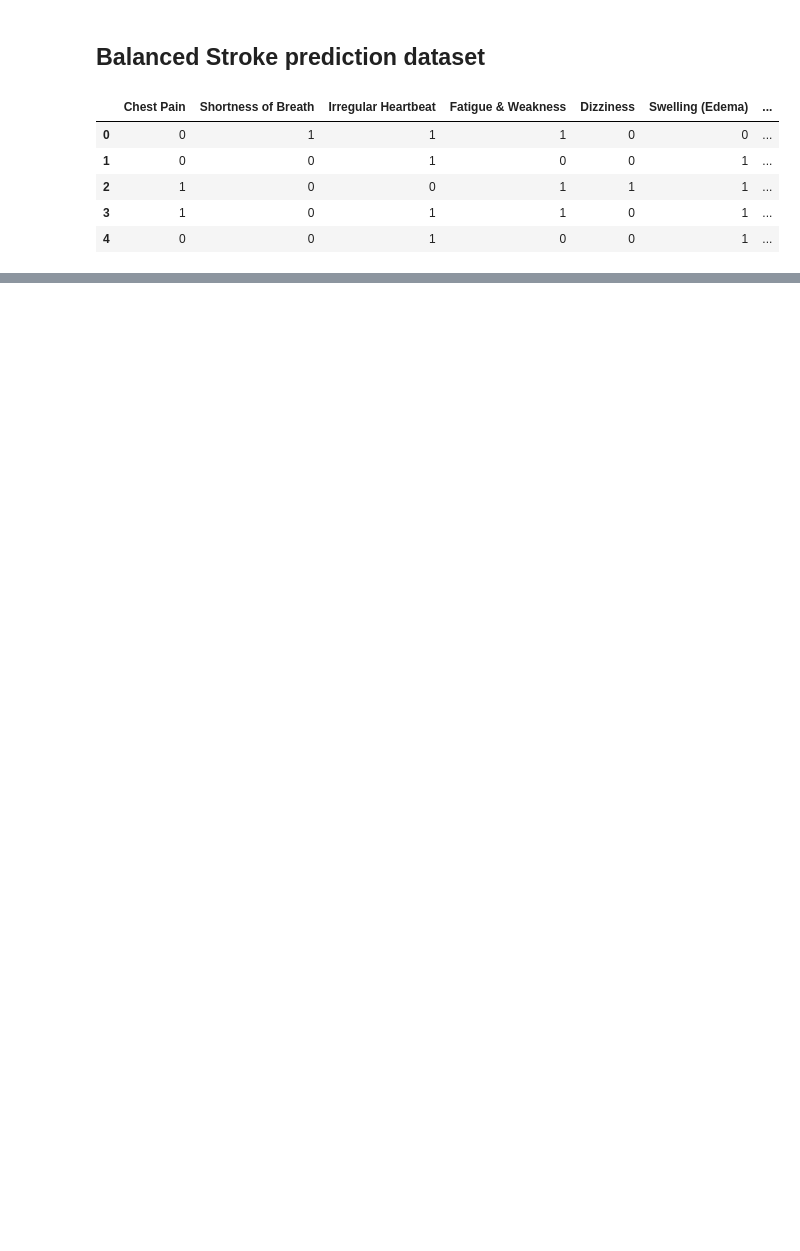
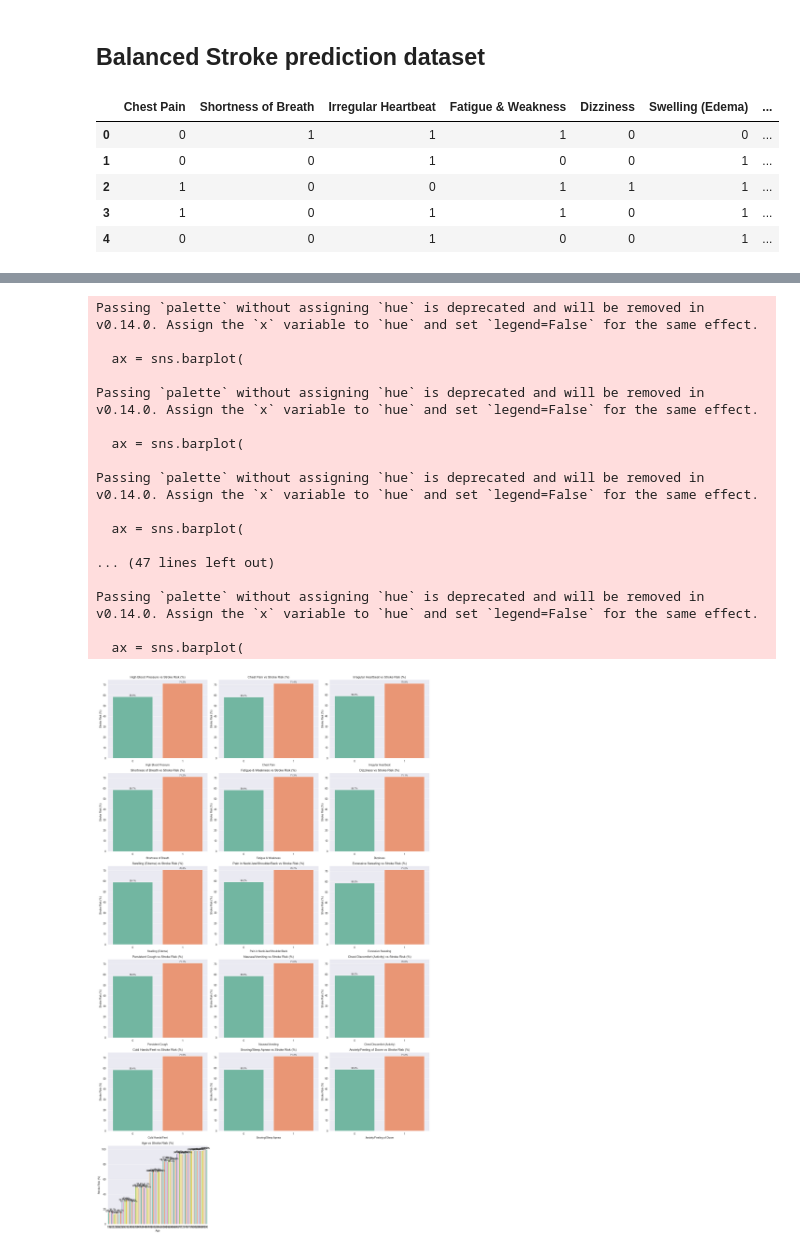
Before and after one commit to MohdIbrahimAli/Machine_learning_practice_projects, a Jupyter notebook: Balanced _stroke_prediction/stroke_prediction_balanced.ipynb, the cells around one changed output, grey strips where cells are left out. Drawn from its saved outputs; the diff is of its cells as text; code cells hidden in the pictures; blank space fills up the shorter version.

```diff
--- a/Balanced _stroke_prediction/stroke_prediction_balanced.ipynb
+++ b/Balanced _stroke_prediction/stroke_prediction_balanced.ipynb
@@ -51,0 +107,77 @@ memory usage: 9.6 MB
+# %%
+sns.set_style("darkgrid")
+
+cols = [
+    'High Blood Pressure',
+    'Chest Pain',
+    'Irregular Heartbeat',
+    'Shortness of Breath',
+    'Fatigue & Weakness',
+    'Dizziness',
+    'Swelling (Edema)',
+    'Pain in Neck/Jaw/Shoulder/Back',
+    'Excessive Sweating',
+    'Persistent Cough', 'Nausea/Vomiting', 'Chest Discomfort (Activity)',
+                 'Cold Hands/Feet', 'Snoring/Sleep Apnea', 'Anxiety/Feeling of Doom'
+]
+
+n_cols = 3
+n_rows = (len(cols) + n_cols - 1) // n_cols
+
+fig, axes = plt.subplots(n_rows, n_cols, figsize=(18, 5 * n_rows))
+axes = axes.flatten()
+
+for i, col in enumerate(cols):
+
+    ratio_df = (
+        df.groupby(col)['At Risk (Binary)']
+        .mean()
+        .reset_index()
+    )
+    ratio_df['Stroke Risk (%)'] = ratio_df['At Risk (Binary)'] * 100
+    ratio_df.drop('At Risk (Binary)', axis=1, inplace=True)
+
+    ax = sns.barplot(
+        data=ratio_df,
+        x=col,
+        y='Stroke Risk (%)',
+        palette="Set2",
+        ax=axes[i]
+    )
+
+    axes[i].set_title(f"{col} vs Stroke Risk (%)")
+
+    for p in ax.patches:
+        height = p.get_height()
+        ax.annotate(
+            f"{height:.1f}%",
+            (p.get_x() + p.get_width() / 2., height),
+            ha="center",
+            va="bottom",
+            fontsize=9
+        )
+
+for j in range(i + 1, len(axes)):
+    fig.delaxes(axes[j])
+
+plt.tight_layout()
+plt.show()
+# %% [output]
+Passing `palette` without assigning `hue` is deprecated and will be removed in v0.14.0. Assign the `x` variable to `hue` and set `legend=False` for the same effect.
+
+  ax = sns.barplot(
+
+Passing `palette` without assigning `hue` is deprecated and will be removed in v0.14.0. Assign the `x` variable to `hue` and set `legend=False` for the same effect.
+
+  ax = sns.barplot(
+
+Passing `palette` without assigning `hue` is deprecated and will be removed in v0.14.0. Assign the `x` variable to `hue` and set `legend=False` for the same effect.
+
+  ax = sns.barplot(
+
+... (47 lines left out)
+
+Passing `palette` without assigning `hue` is deprecated and will be removed in v0.14.0. Assign the `x` variable to `hue` and set `legend=False` for the same effect.
+
+  ax = sns.barplot(
+[figure, added]
```
Also changed, not shown: parts of 3 cells of this notebook.
